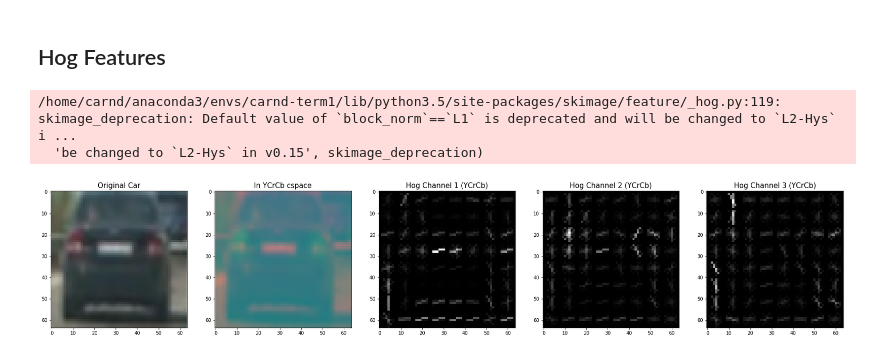
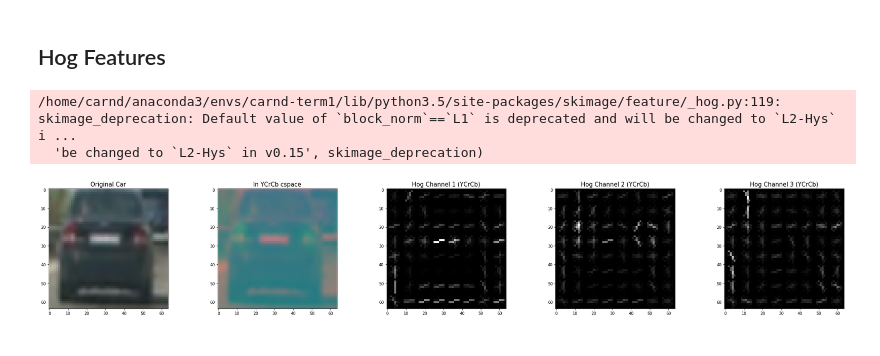
Before and after one commit to knguyen0105/CarND-Vehicle-Detection, a Jupyter notebook: sdc1_p5_object_tracking.ipynb, the cells around one changed output. Cells and saved outputs as stored; diff of their text form; code cells hidden in the pictures.

```diff
--- a/sdc1_p5_object_tracking.ipynb
+++ b/sdc1_p5_object_tracking.ipynb
@@ -587,37 +587,39 @@ plt.savefig('pipeline.png', bbox_inches='tight')
 
 ## Hog Features
 # %%
-plt.figure(figsize=(30,15))
+plt.figure(figsize=(30,5))
 
 plt.subplot(1,5,1)
 original_car_img = mpimg.imread('training/vehicles/GTI_MiddleClose/image0001.png')
 plt.title('Original Car', fontsize=15)
 #original_car_img = mpimg.imread('training/non-vehicles/GTI/image1000.png')
 #plt.title('Original Non-Car', fontsize=15)
 plt.imshow(original_car_img)
 
 plt.subplot(1,5,2)
 YCrCb_car_img = cv2.cvtColor(original_car_img, cv2.COLOR_RGB2YCrCb)
 plt.title('In YCrCb cspace', fontsize=15)
 plt.imshow(YCrCb_car_img)
 
 plt.subplot(1,5,3)
 fd, hog_image = hog(YCrCb_car_img[:,:,0], orientations=9, pixels_per_cell=(8, 8), cells_per_block=(2, 2), visualise=True)
 plt.title('Hog Channel 1 (YCrCb)', fontsize=15)
 plt.imshow(hog_image, cmap='gray')
 
 plt.subplot(1,5,4)
 fd, hog_image = hog(YCrCb_car_img[:,:,1], orientations=9, pixels_per_cell=(8, 8), cells_per_block=(2, 2), visualise=True)
 plt.title('Hog Channel 2 (YCrCb)', fontsize=15)
 plt.imshow(hog_image, cmap='gray')
 
 plt.subplot(1,5,5)
 fd, hog_image = hog(YCrCb_car_img[:,:,2], orientations=9, pixels_per_cell=(8, 8), cells_per_block=(2, 2), visualise=True)
 plt.title('Hog Channel 3 (YCrCb)', fontsize=15)
 plt.imshow(hog_image, cmap='gray')
+plt.tight_layout()
 plt.savefig('car_hog.png')
+#plt.savefig('non_car_hog.png')
 plt.show()
 # %% [output]
 /home/carnd/anaconda3/envs/carnd-term1/lib/python3.5/site-packages/skimage/feature/_hog.py:119: skimage_deprecation: Default value of `block_norm`==`L1` is deprecated and will be changed to `L2-Hys` i ...
   'be changed to `L2-Hys` in v0.15', skimage_deprecation)
-[figure, old version]
+[figure, new version]
```
Also changed, not shown: 1 other file.
